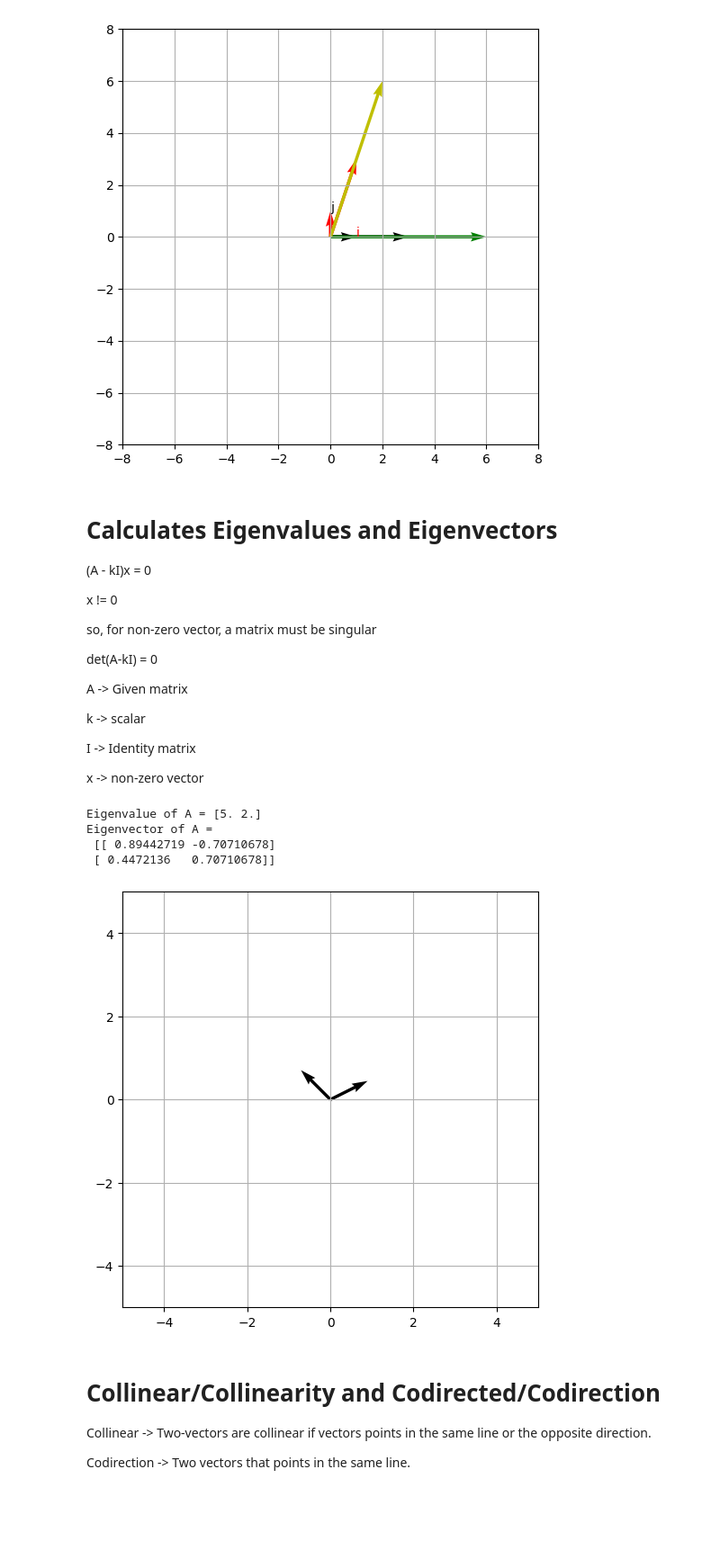
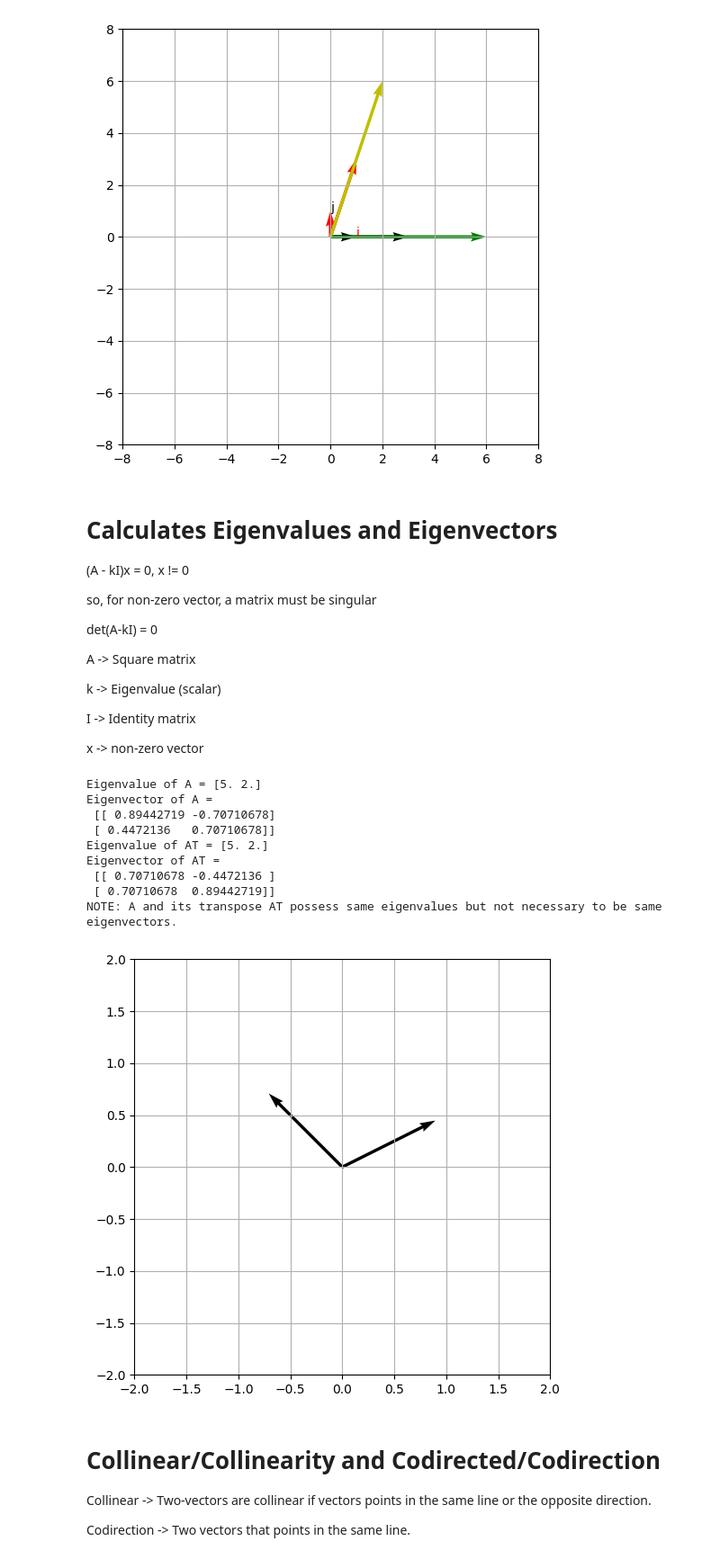
Before and after one commit to CoderAalok/Python_Libraries, a Jupyter notebook: Math for Machine Learning/Eigenvectors_Eigenvalues.ipynb, the cells around one changed output. Shown at 90% size. Cells and saved outputs as stored; diff of their text form; code cells hidden in the pictures; blank space fills up the shorter version.

Commit message:
Update eigenvalue and eigenvector

```diff
--- a/Math for Machine Learning/Eigenvectors_Eigenvalues.ipynb
+++ b/Math for Machine Learning/Eigenvectors_Eigenvalues.ipynb
@@ -47,45 +47,54 @@ plt.show()
 # %% [markdown]
 # Calculates  Eigenvalues and Eigenvectors
 
-(A - kI)x = 0
-
-x != 0
+(A - kI)x = 0, x != 0
 
 so, for non-zero vector, a matrix must be singular
 
 det(A-kI) = 0
 
-A -> Given matrix
+A -> Square matrix
 
-k -> scalar
+k -> Eigenvalue (scalar)
 
 I -> Identity matrix
 
 x -> non-zero vector
 # %%
 A = np.array([[4,2],[1,3]])
+AT = A.T
 origin = np.zeros(A.shape)
 eigen_val, eigen_vec = np.linalg.eig(A)
+val,vec = np.linalg.eig(AT)
+
 print(f"Eigenvalue of A = {eigen_val}")
 print(f"Eigenvector of A =\n {eigen_vec}")
+print(f"Eigenvalue of AT = {val}")
+print(f"Eigenvector of AT =\n {vec}")
+print("NOTE: A and its transpose AT possess same eigenvalues but not necessary to be same eigenvectors.")
 # %% [output]
 Eigenvalue of A = [5. 2.]
 Eigenvector of A =
  [[ 0.89442719 -0.70710678]
  [ 0.4472136   0.70710678]]
+Eigenvalue of AT = [5. 2.]
+Eigenvector of AT =
+ [[ 0.70710678 -0.4472136 ]
+ [ 0.70710678  0.89442719]]
+NOTE: A and its transpose AT possess same eigenvalues but not necessary to be same eigenvectors.
 # %%
 fig,ax = plt.subplots(figsize=(8,6))
 
 ax.quiver(*origin, *eigen_vec, angles="xy", scale_units='xy', scale=1)
 
 ax.grid()
-ax.set_xlim(-5,5)
-ax.set_ylim(-5,5)
+ax.set_xlim(-2,2)
+ax.set_ylim(-2,2)
 ax.set_aspect('equal')
 
 plt.show()
 # %% [output]
-[figure, old version]
+[figure, new version]
 # %% [markdown]
 # Collinear/Collinearity and Codirected/Codirection
 Collinear -> Two-vectors are collinear if vectors points in the same line or the opposite direction.
```
Also changed, not shown: parts of 17 cells of this notebook.
